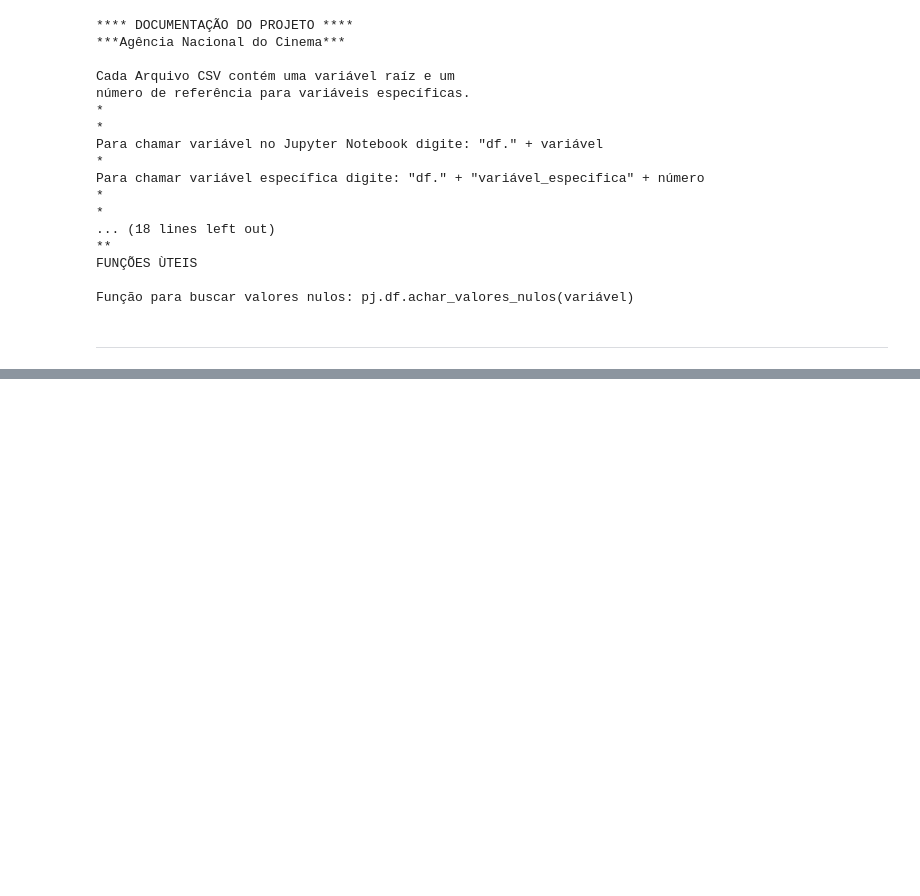
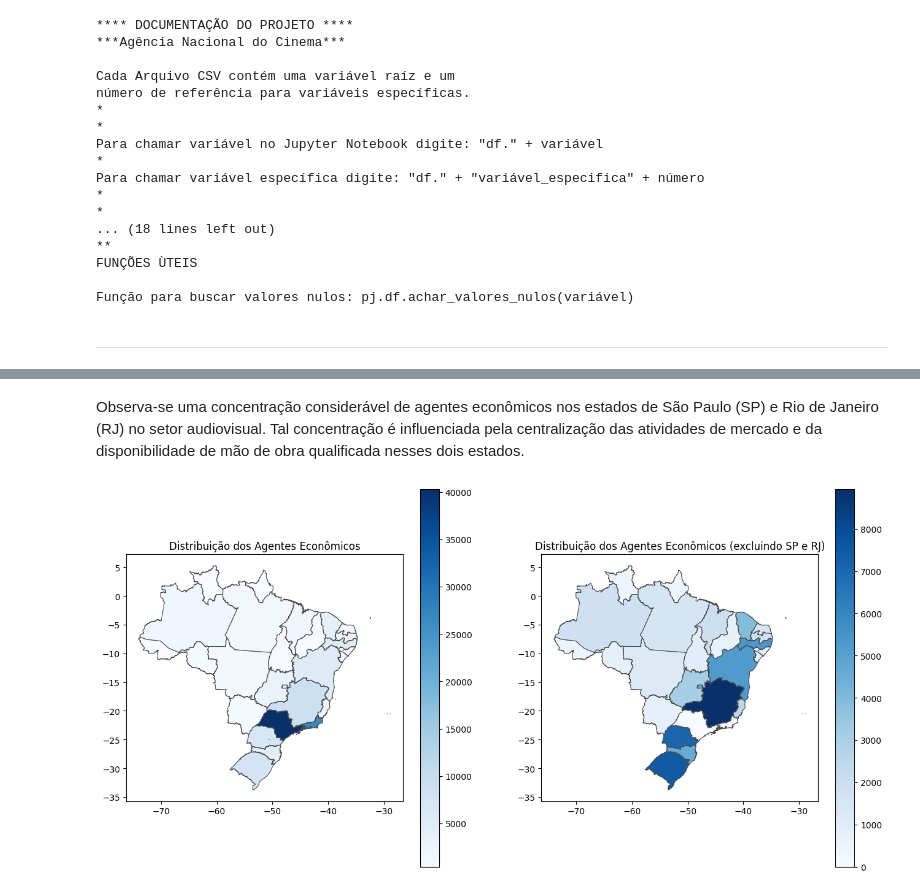
Before and after one commit to fonsecadados/AgenciaNacionalDoCinema_ANCINE, a Jupyter notebook: Notebook_Novo.ipynb, the cells around one changed output, grey strips where cells are left out. Cells and saved outputs as stored; diff of their text form; code cells hidden in the pictures; blank space fills up the shorter version.

```diff
--- a/Notebook_Novo.ipynb
+++ b/Notebook_Novo.ipynb
@@ -73,0 +135,45 @@ carregar()
+# %% [markdown]
+
+Observa-se uma concentração considerável de agentes econômicos nos estados de São Paulo (SP) e Rio de Janeiro (RJ) no setor audiovisual. Tal concentração é influenciada pela centralização das atividades de mercado e da disponibilidade de mão de obra qualificada nesses dois estados.
+# %%
+# Carregar mapa BR
+brasil = gpd.read_file('C:\\Users\\syafo\\OneDrive\\Documentos\\GitHub\\AgenciaNacionalDoCinema_ANCINE\\mix\\BR_UF_2022.shp')
+
+# Plot com todos os estados
+totais_por_estado = agnts_atividades_economicas['UF'].value_counts().reset_index()
+totais_por_estado.columns = ['UF', 'Total']
+
+brasil = brasil.merge(totais_por_estado, left_on='SIGLA_UF', right_on='UF')
+
+# Filtrar os dados excluindo SP e RJ
+estados_sem_sp_rj = agnts_atividades_economicas[(agnts_atividades_economicas['UF'] != 'RJ') & (agnts_atividades_economicas['UF'] != 'SP')]
+estados_count = estados_sem_sp_rj['UF'].value_counts().reset_index()
+estados_count.columns = ['UF', 'Total']
+
+# Adicionar linhas para SP e RJ com total zero
+sp_row = pd.DataFrame({'UF': ['SP'], 'Total': [0]})
+rj_row = pd.DataFrame({'UF': ['RJ'], 'Total': [0]})
+estados_count = pd.concat([estados_count, sp_row, rj_row], ignore_index=True)
+
+estados_count = estados_count.sort_values(by='UF')
+estados_count = estados_count.rename(columns={'UF': 'UF_count', 'Total': 'Total_count'})
+brasil = brasil.merge(estados_count, left_on='SIGLA_UF', right_on='UF_count')
+
+# plotar
+fig, axs = plt.subplots(1, 2, figsize=(16, 8))
+
+# primeiro mapa
+brasil.plot(column='Total', cmap='Blues', linewidth=0.8, ax=axs[0], edgecolor='0.3', legend=True)
+axs[0].set_title('Distribuição dos Agentes Econômicos')
+axs[0].set_xlabel(None)
+axs[0].set_ylabel(None)
+
+# segundo mapa
+brasil.plot(column='Total_count', cmap='Blues', linewidth=0.8, ax=axs[1], edgecolor='0.3', legend=True)
+axs[1].set_title('Distribuição dos Agentes Econômicos (excluindo SP e RJ)')
+axs[1].set_xlabel(None)
+axs[1].set_ylabel(None)
+
+plt.show()
+# %% [output]
+[figure, added]
```
Also changed, not shown: parts of 14 cells of this notebook, 5 other files.
